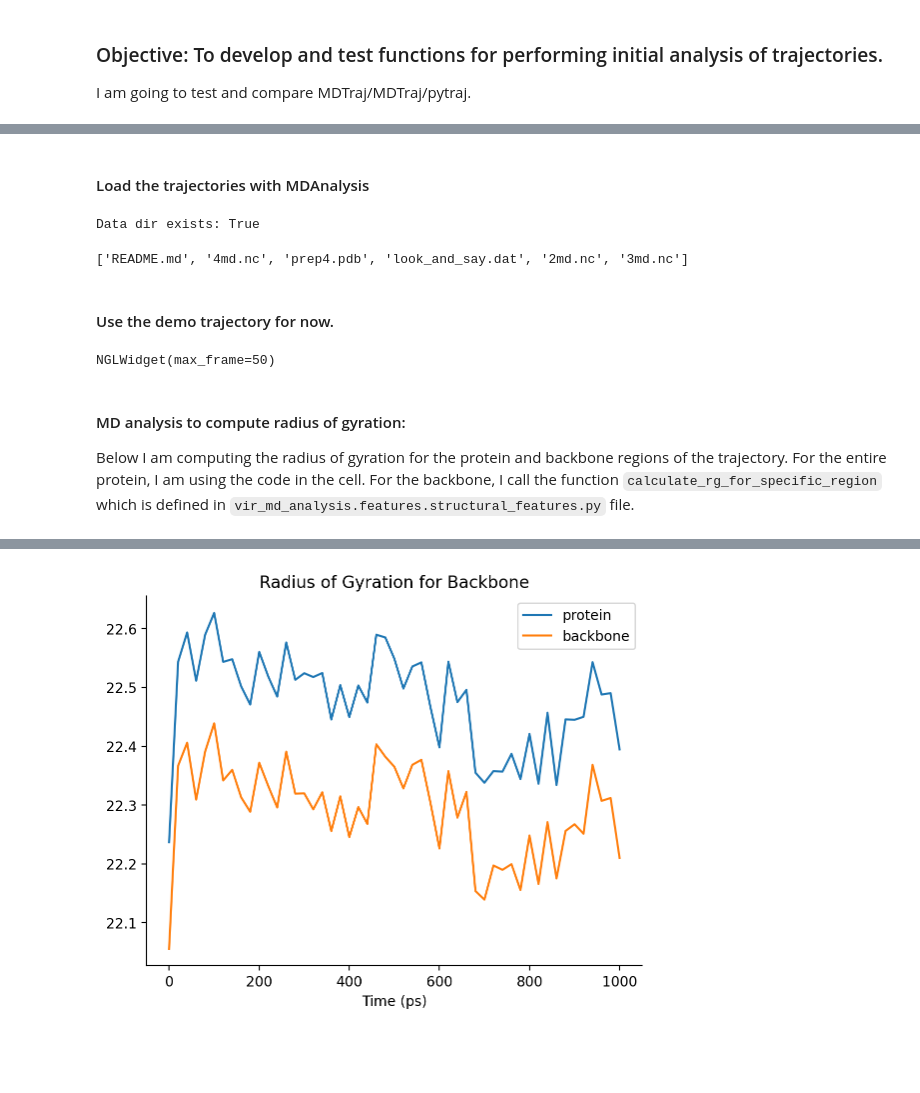
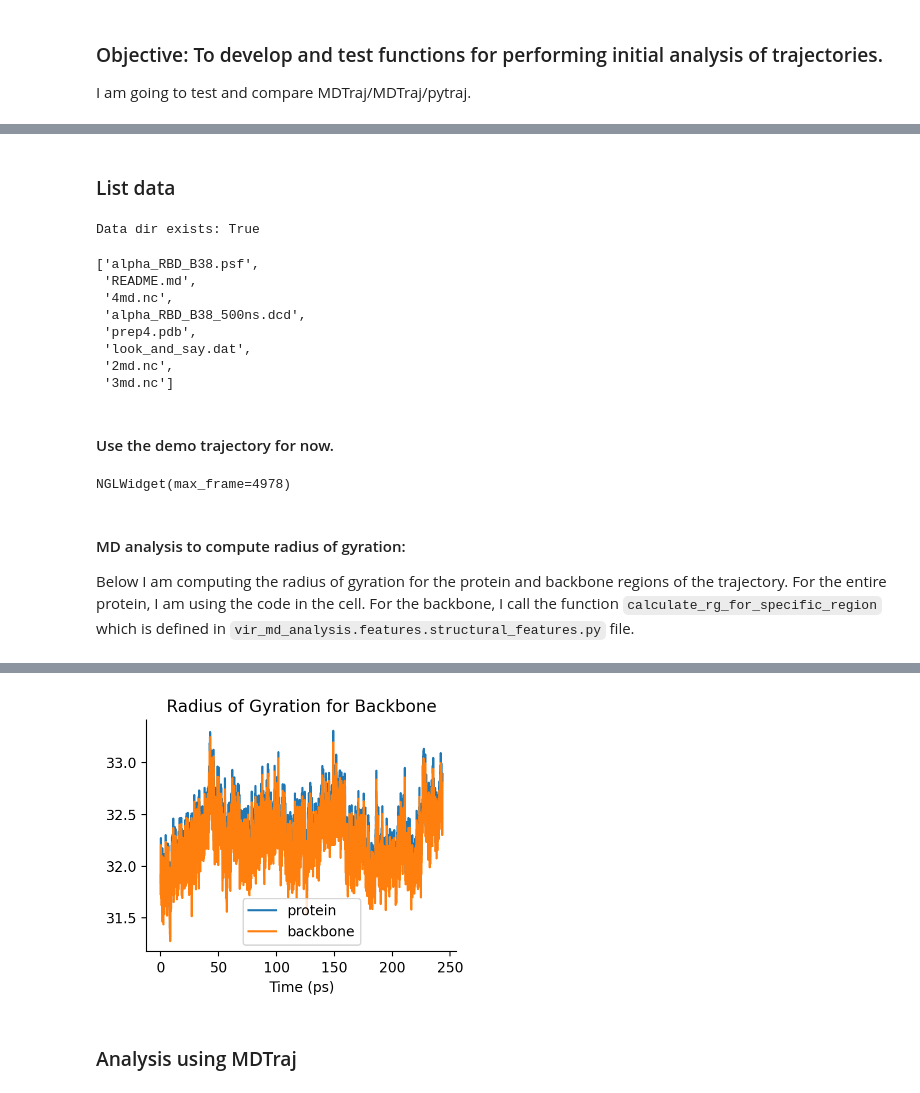
Before and after one commit to ChrisVir/vir_md_analysis, a Jupyter notebook: notebooks/development/1.0-05-16-2025_DevelopingInitialFeatures.ipynb, the cells around one changed output, grey strips where cells are left out. Cells and saved outputs as stored; diff of their text form; code cells hidden in the pictures; blank space fills up the shorter version.

```diff
--- a/notebooks/development/1.0-05-16-2025_DevelopingInitialFeatures.ipynb
+++ b/notebooks/development/1.0-05-16-2025_DevelopingInitialFeatures.ipynb
@@ -35,28 +44,38 @@ The autoreload extension is already loaded. To reload it, use:
 # %% [markdown]
-#### Load the trajectories with MDAnalysis
+### List data
 # %%
-data_dir = Path().cwd().parent.parent / 'vir_md_analysis' / 'data'
+
 print(f'Data dir exists: {data_dir.exists()}')
 ls(data_dir)
 # %% [output]
 Data dir exists: True
-['README.md', '4md.nc', 'prep4.pdb', 'look_and_say.dat', '2md.nc', '3md.nc']
+['alpha_RBD_B38.psf',
+ 'README.md',
+ '4md.nc',
+ 'alpha_RBD_B38_500ns.dcd',
+ 'prep4.pdb',
+ 'look_and_say.dat',
+ '2md.nc',
+ '3md.nc']
 # %% [markdown]
 #### Use the demo trajectory for now.
 # %%
-u = mda.Universe(PDB, XTC)
+
+dcd  = data_dir/'alpha_RBD_B38_500ns.dcd'
+psf = data_dir/'alpha_RBD_B38.psf'
+u = mda.Universe(psf, dcd)
 protein = u.select_atoms('protein')
 view = nv.show_mdanalysis(protein)
-view.add_representation('cartoon')
 view
 # %% [output]
-NGLWidget(max_frame=50)
+NGLWidget(max_frame=4978)
 # %% [markdown]
 #### MD analysis to compute radius of gyration:
 
 Below I am computing the radius of gyration for the protein and backbone regions of the trajectory.
 For the entire protein, I am using the code in the cell. For the backbone, I call the function `calculate_rg_for_specific_region` which is defined in `vir_md_analysis.features.structural_features.py` file.
 # %%
+%%time
 rad_gy=[]
 time = []
 frame =[]
@@ -68,7 +87,8 @@ for ts in u.trajectory:
 
 rg_df = pd.DataFrame({'Frame' : frame, 'Time (ps)': time,
                      'radius of gyration A':rad_gy})
-ax= rg_df.plot(x='Time (ps)', y= 'radius of gyration A', label = 'protein')
+ax= rg_df.plot(x='Time (ps)', y= 'radius of gyration A', label = 'protein',
+               figsize=(4, 3))
 
 rg_backbone_df = calculate_rg_for_specific_region(u, region = 'backbone',)
 rg_backbone_df.plot(x='Time (ps)', y= 'Radius of Gyration (A)',
@@ -78 +100,3 @@ sns.despine()
-[figure, old version]
+[figure, new version]
+# %% [markdown]
+### Analysis using MDTraj
```
Also changed, not shown: parts of 7 cells of this notebook, 1 other file.
